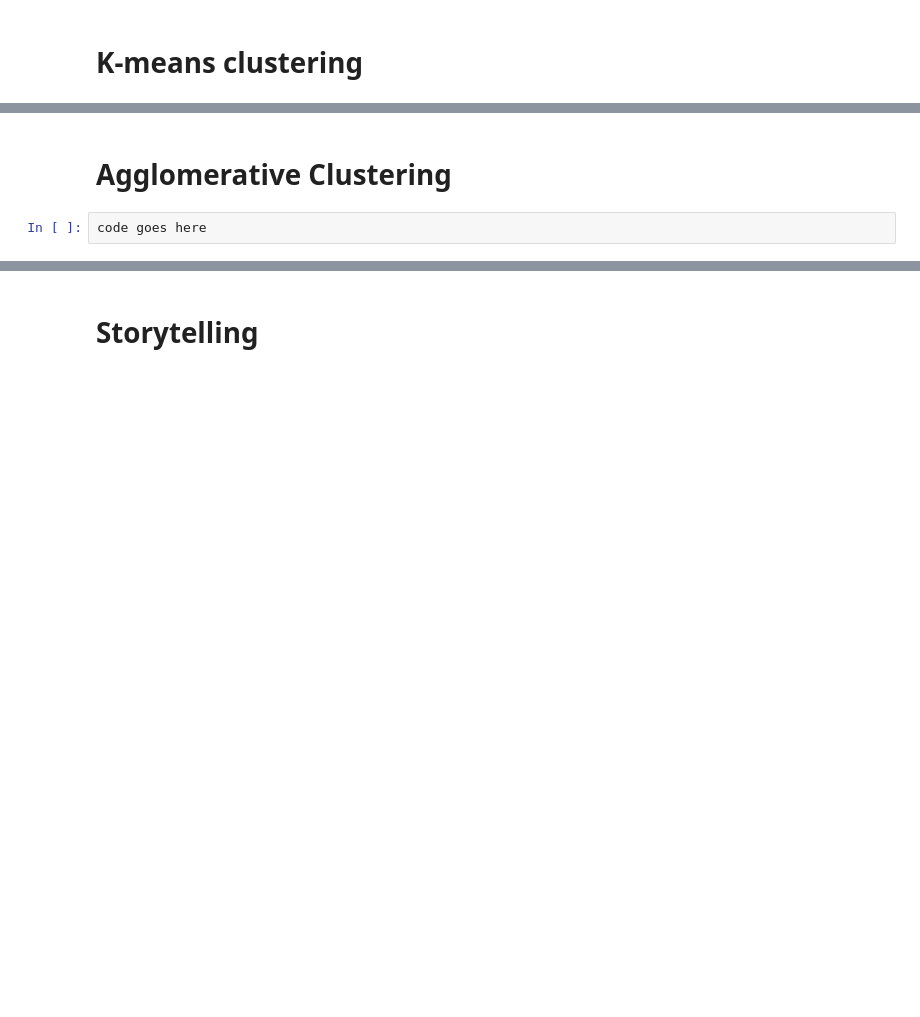
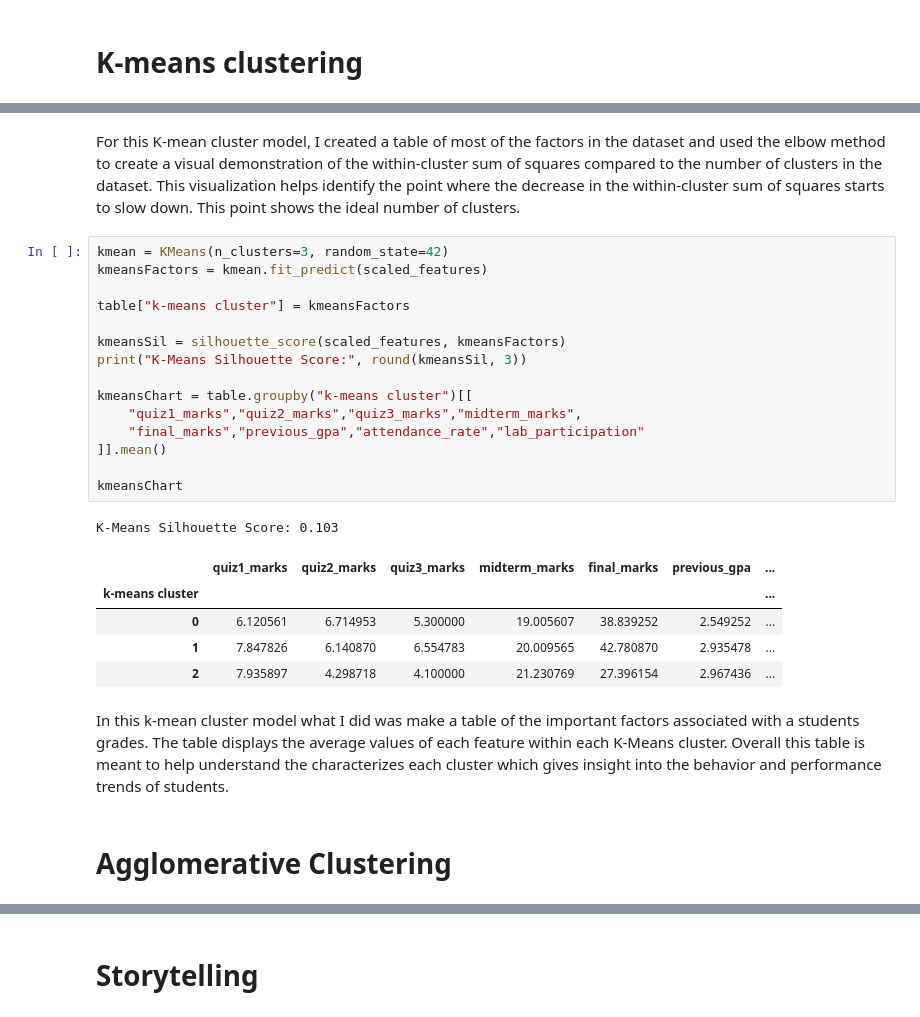
Before and after one commit to jess11233/ITCS3162, a Jupyter notebook: ProjectFourVisual.ipynb, the cells around one changed output, grey strips where cells are left out. Saved outputs shown, nothing was run; the diff lists cells and outputs as text; blank space fills up the shorter version.

```diff
--- a/ProjectFourVisual.ipynb
+++ b/ProjectFourVisual.ipynb
@@ -132,6 +167,30 @@ I chose the use the K-means clustering tt’s a simple and efficient algorithm f
+# %% [markdown]
+For this K-mean cluster model, I created a table of most of the factors in the dataset and used the elbow method to create a visual demonstration of the within-cluster sum of squares compared to the number of clusters in the dataset. This visualization helps identify the point where the decrease in the within-cluster sum of squares starts to slow down. This point shows the ideal number of clusters.
+# %%
+kmean = KMeans(n_clusters=3, random_state=42)
+kmeansFactors = kmean.fit_predict(scaled_features)
+
+table["k-means cluster"] = kmeansFactors
+
+kmeansSil = silhouette_score(scaled_features, kmeansFactors)
+print("K-Means Silhouette Score:", round(kmeansSil, 3))
+
+kmeansChart = table.groupby("k-means cluster")[[
+    "quiz1_marks","quiz2_marks","quiz3_marks","midterm_marks",
+    "final_marks","previous_gpa","attendance_rate","lab_participation"
+]].mean()
+
+kmeansChart
+# %% [output]
+K-Means Silhouette Score: 0.103
+|  | quiz1_marks | quiz2_marks | quiz3_marks | midterm_marks | final_marks | previous_gpa | ... |
+| k-means cluster |  |  |  |  |  |  | ... |
+| 0 | 6.120561 | 6.714953 | 5.300000 | 19.005607 | 38.839252 | 2.549252 | ... |
+| 1 | 7.847826 | 6.140870 | 6.554783 | 20.009565 | 42.780870 | 2.935478 | ... |
+| 2 | 7.935897 | 4.298718 | 4.100000 | 21.230769 | 27.396154 | 2.967436 | ... |
+# %% [markdown]
+In this k-mean cluster model what I did was make a table of the important factors associated with a students grades. The table displays the average values of each feature within each K-Means cluster. Overall this table is meant to help understand the characterizes each cluster which gives insight into the behavior and performance trends of students.
 # %% [markdown]
 # Agglomerative Clustering
-# %%
-code goes here
 # %% [markdown]
 I chose Agglomerative Clustering for my second type of clustering model because it works well with K-means clustering and confirm whether the same group patterns appear when using a hierarchical approach.
```
Also changed, not shown: parts of 15 cells of this notebook.
